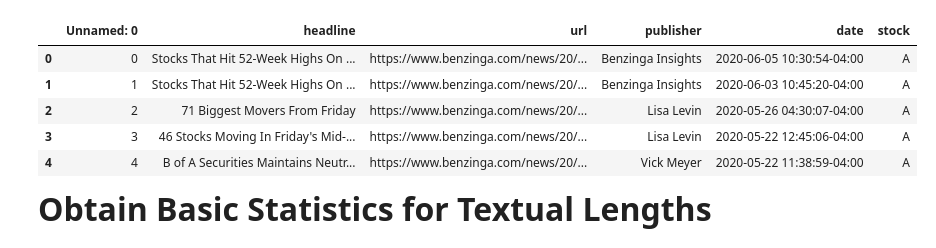
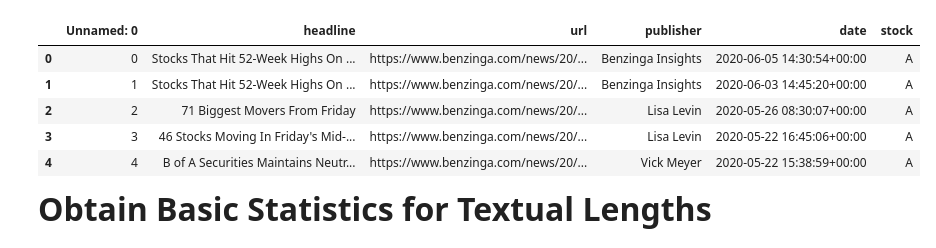
Before and after one commit to Wbam/Week_1, a Jupyter notebook: notebooks/EDA_analysis.ipynb, the cells around one changed output. Saved outputs shown, nothing was run; the diff lists cells and outputs as text; code cells hidden in the pictures.

```diff
--- a/notebooks/EDA_analysis.ipynb
+++ b/notebooks/EDA_analysis.ipynb
@@ -4,6 +4,7 @@ from textblob import TextBlob
 import nltk
 nltk.download('punkt')
 df = pd.read_csv('C:/Users/User/Desktop/10/data/raw_analyst_ratings.csv')
+df['date'] = pd.to_datetime(df['date'], format='%Y-%m-%d %H:%M:%S', utc=True)
 
 df.head()
 # %% [output]
@@ -12,10 +12,10 @@ df.head()
 [nltk_data]   Package punkt is already up-to-date!
 |  | Unnamed: 0 | headline | url | publisher | date | stock |
-| 0 | 0 | Stocks That Hit 52-Week Highs On ... | https://www.benzinga.com/news/20/... | Benzinga Insights | 2020-06-05 10:30:54-04:00 | A |
-| 1 | 1 | Stocks That Hit 52-Week Highs On ... | https://www.benzinga.com/news/20/... | Benzinga Insights | 2020-06-03 10:45:20-04:00 | A |
-| 2 | 2 | 71 Biggest Movers From Friday | https://www.benzinga.com/news/20/... | Lisa Levin | 2020-05-26 04:30:07-04:00 | A |
-| 3 | 3 | 46 Stocks Moving In Friday's Mid-... | https://www.benzinga.com/news/20/... | Lisa Levin | 2020-05-22 12:45:06-04:00 | A |
-| 4 | 4 | B of A Securities Maintains Neutr... | https://www.benzinga.com/news/20/... | Vick Meyer | 2020-05-22 11:38:59-04:00 | A |
+| 0 | 0 | Stocks That Hit 52-Week Highs On ... | https://www.benzinga.com/news/20/... | Benzinga Insights | 2020-06-05 14:30:54+00:00 | A |
+| 1 | 1 | Stocks That Hit 52-Week Highs On ... | https://www.benzinga.com/news/20/... | Benzinga Insights | 2020-06-03 14:45:20+00:00 | A |
+| 2 | 2 | 71 Biggest Movers From Friday | https://www.benzinga.com/news/20/... | Lisa Levin | 2020-05-26 08:30:07+00:00 | A |
+| 3 | 3 | 46 Stocks Moving In Friday's Mid-... | https://www.benzinga.com/news/20/... | Lisa Levin | 2020-05-22 16:45:06+00:00 | A |
+| 4 | 4 | B of A Securities Maintains Neutr... | https://www.benzinga.com/news/20/... | Vick Meyer | 2020-05-22 15:38:59+00:00 | A |
 # %% [markdown]
 <span style="font-size:32px; font-weight:bold;">Obtain Basic Statistics for Textual Lengths</span>
 # %%
```
Also changed, not shown: parts of 7 cells of this notebook.
